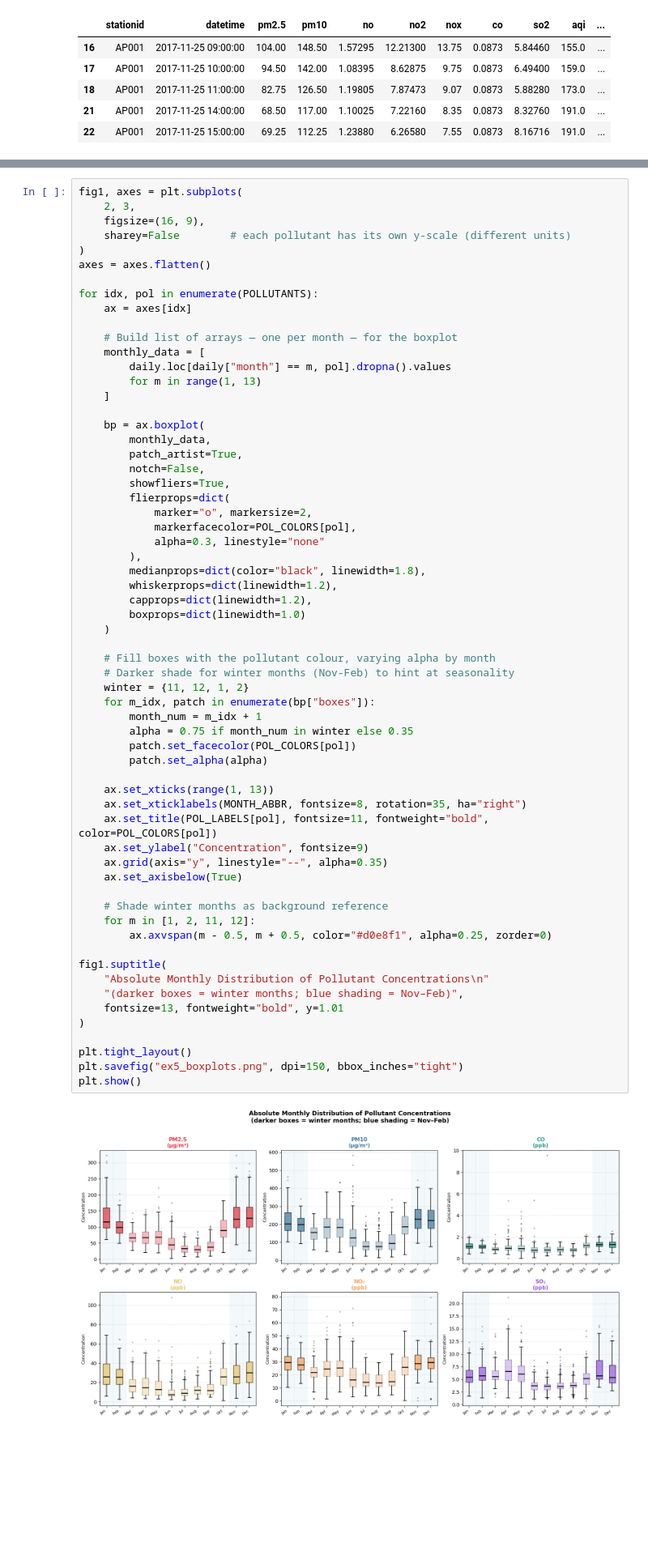
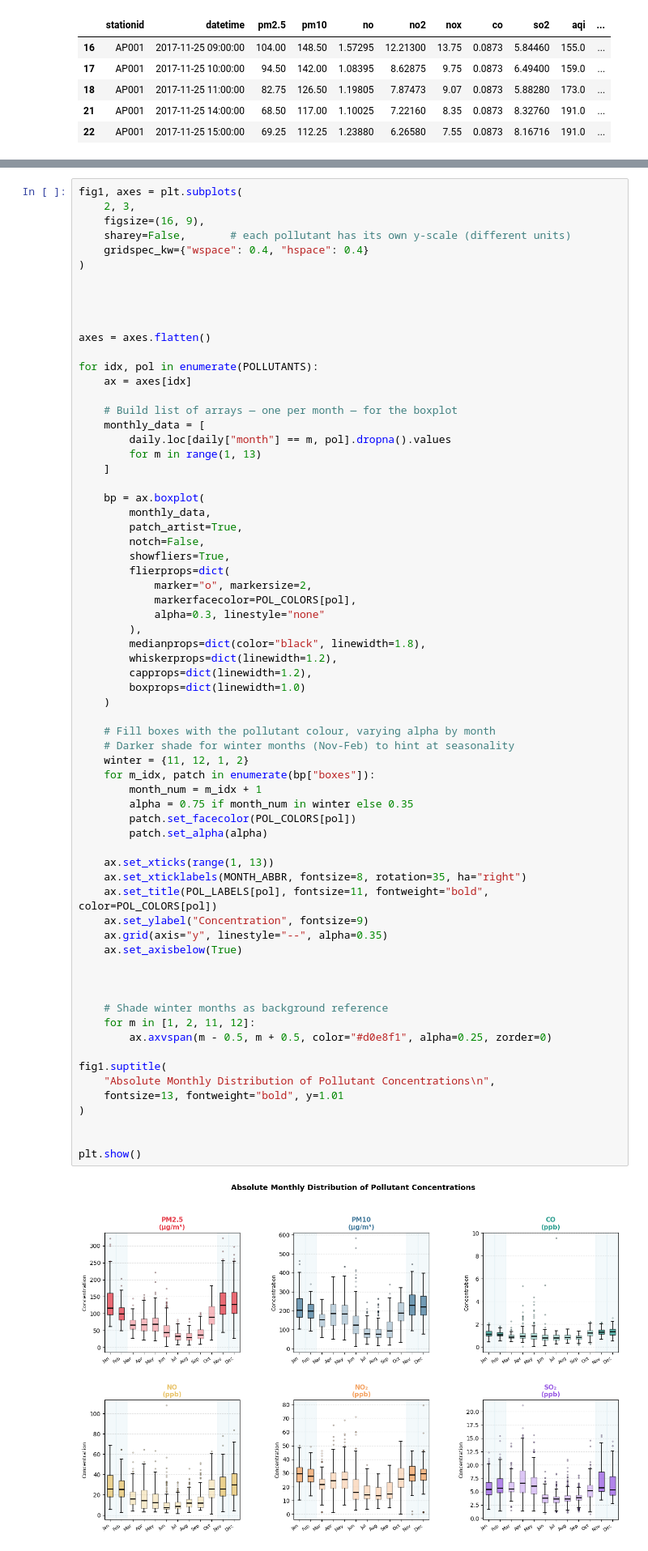
Before and after one commit to micheleminuti/python-data-visualization, a Jupyter notebook: assignment_1.ipynb, the cells around one changed output, grey strips where cells are left out. Shown at 81% size. Drawn from its saved outputs; the diff is of its cells as text; blank space fills up the shorter version.

```diff
--- a/assignment_1.ipynb
+++ b/assignment_1.ipynb
@@ -1547,8 +1542,13 @@ Dec   80.2  33.9  32.7  78.4  27.7   8.3
 fig1, axes = plt.subplots(
     2, 3,
     figsize=(16, 9),
-    sharey=False        # each pollutant has its own y-scale (different units)
+    sharey=False,       # each pollutant has its own y-scale (different units)
+    gridspec_kw={"wspace": 0.4, "hspace": 0.4}
 )
+
+
+
+
 axes = axes.flatten()
 
 for idx, pol in enumerate(POLLUTANTS):
@@ -1575,38 +1575,38 @@ for idx, pol in enumerate(POLLUTANTS):
         capprops=dict(linewidth=1.2),
         boxprops=dict(linewidth=1.0)
     )
 
     # Fill boxes with the pollutant colour, varying alpha by month
     # Darker shade for winter months (Nov-Feb) to hint at seasonality
     winter = {11, 12, 1, 2}
     for m_idx, patch in enumerate(bp["boxes"]):
         month_num = m_idx + 1
         alpha = 0.75 if month_num in winter else 0.35
         patch.set_facecolor(POL_COLORS[pol])
         patch.set_alpha(alpha)
 
     ax.set_xticks(range(1, 13))
     ax.set_xticklabels(MONTH_ABBR, fontsize=8, rotation=35, ha="right")
     ax.set_title(POL_LABELS[pol], fontsize=11, fontweight="bold", color=POL_COLORS[pol])
     ax.set_ylabel("Concentration", fontsize=9)
     ax.grid(axis="y", linestyle="--", alpha=0.35)
     ax.set_axisbelow(True)
 
+
+
     # Shade winter months as background reference
     for m in [1, 2, 11, 12]:
         ax.axvspan(m - 0.5, m + 0.5, color="#d0e8f1", alpha=0.25, zorder=0)
 
 fig1.suptitle(
-    "Absolute Monthly Distribution of Pollutant Concentrations\n"
-    "(darker boxes = winter months; blue shading = Nov–Feb)",
+    "Absolute Monthly Distribution of Pollutant Concentrations\n",
     fontsize=13, fontweight="bold", y=1.01
 )
 
-plt.tight_layout()
-plt.savefig("ex5_boxplots.png", dpi=150, bbox_inches="tight")
+
 plt.show()
 # %% [output]
-[figure, old version]
+[figure, new version]
 # %%
 fig2, ax = plt.subplots(figsize=(12, 5))
 
```
Also changed, not shown: parts of 18 cells of this notebook, 2 other files.
